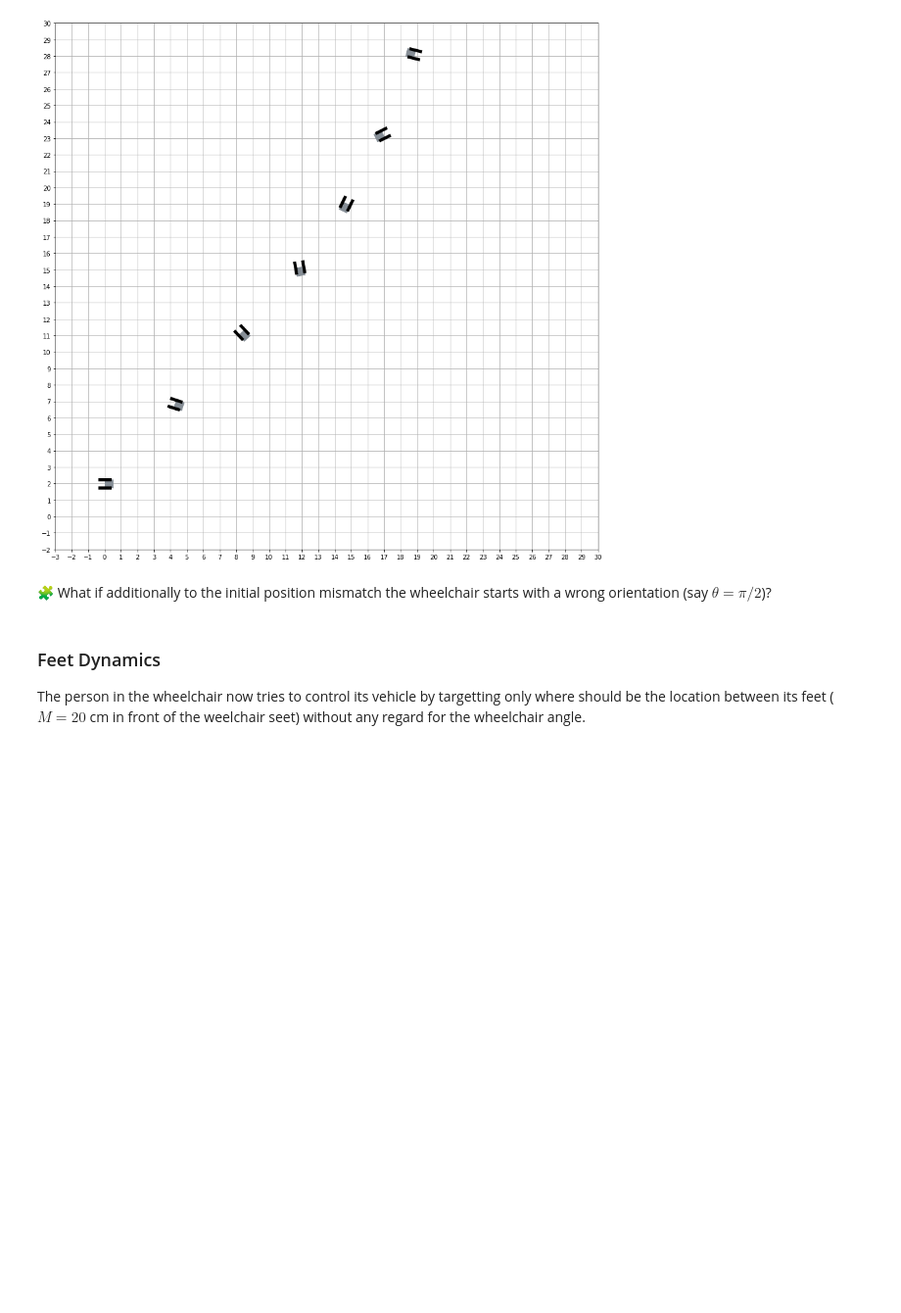
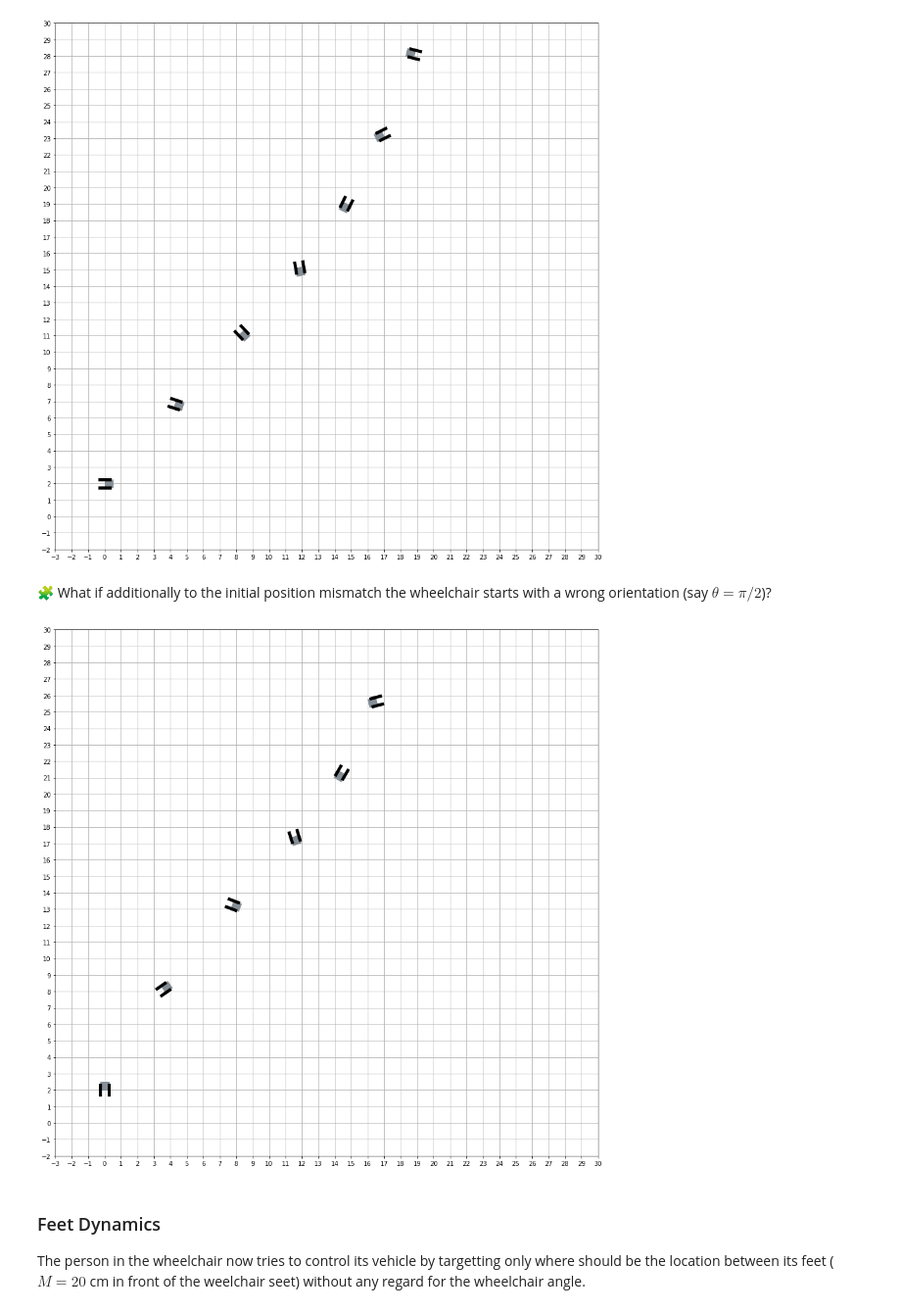
Before and after one commit to hassanAZAKAF/control-engineering-with-python-project-2022-2023, a Jupyter notebook: Project-3.ipynb, the cells around one changed output. Shown at 98% size. Saved outputs shown, nothing was run; the diff lists cells and outputs as text; code cells hidden in the pictures; blank space fills up the shorter version.

```diff
--- a/Project-3.ipynb
+++ b/Project-3.ipynb
@@ -1039,3 +1037,29 @@ pass
+# %%
+def fun_robust(t, xytheta):
+    x, y, theta = xytheta
+    omega_l, omega_r = omega(t, xytheta)
+    dx = Rw * 0.5 * (omega_l + omega_r) * cos(theta) + s_x
+    dy = Rw * 0.5 * (omega_l + omega_r) * sin(theta) + s_y
+    dtheta = Rw * (omega_r - omega_l) / L
+    return array([dx, dy, dtheta])
+s_x,s_y = 3,5
+step = 1
+tf = 20
+t = arange(0,tf+step,step)
+r = solve_ivp(
+        fun=fun_robust,
+        t_span=[0, tf],
+        y0=[0, 2, pi/2],
+        dense_output=True,
+        rtol=1e-6,
+        atol=1e-12
+    )
+sol_t = r["sol"](t)
+draw_arena(-3, 30, -2, 30)
+for x, y, theta in sol_t.T:
+    draw_wheelchair(x, y, theta)
+# %% [output]
+[figure, added]
 # %% [markdown]
 ###  Feet Dynamics
 
```
Also changed, not shown: parts of 5 cells of this notebook.
